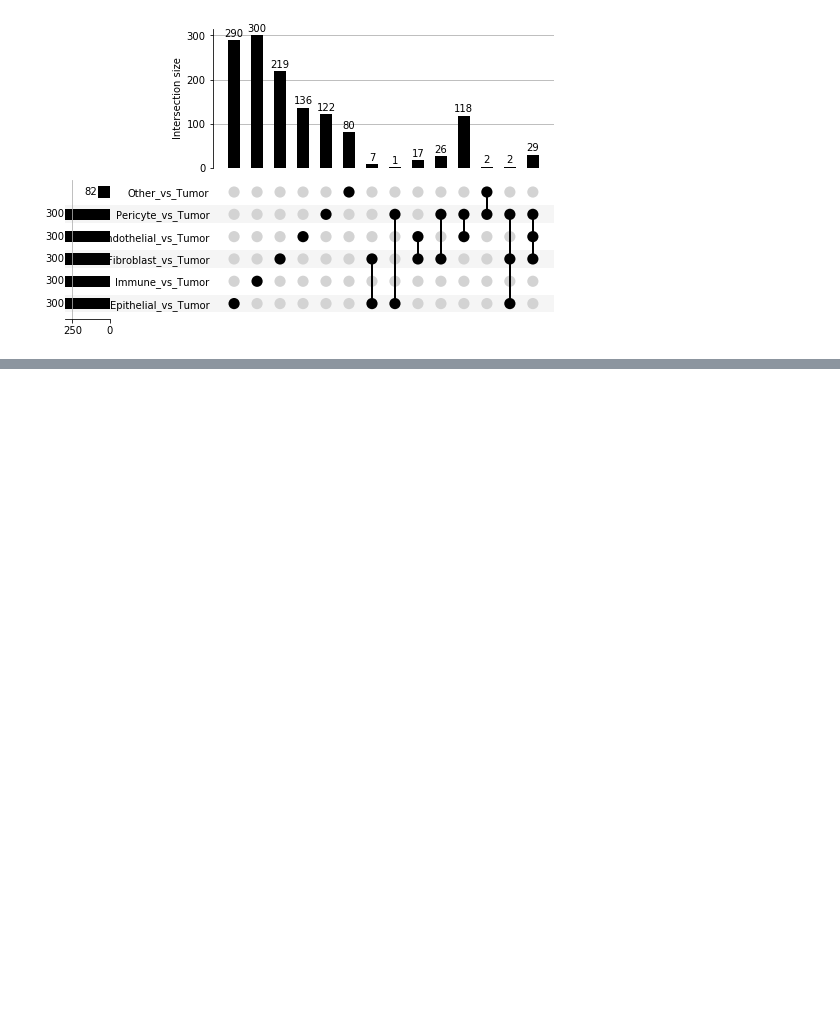
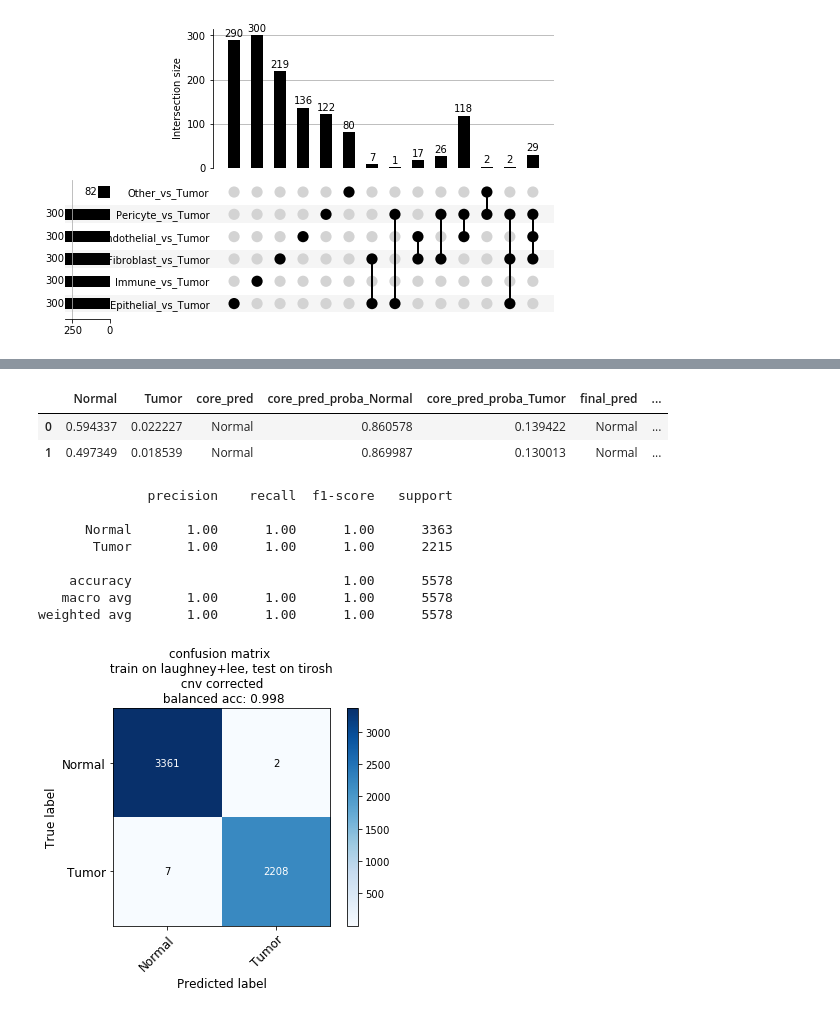
Before and after one commit to BIMSBbioinfo/ikarus, a Jupyter notebook: tutorial.ipynb, the cells around one changed output, grey strips where cells are left out. Drawn from its saved outputs; the diff is of its cells as text; code cells hidden in the pictures; blank space fills up the shorter version.

Commit message:
add section on cnv correction to tutorial

```diff
--- a/tutorial.ipynb
+++ b/tutorial.ipynb
@@ -404,0 +441,31 @@ gene_list.save_gmt([tumor_genes, normal_genes], ["Tumor", "Normal"], out_dir="ou
+# %%
+path = Path("out_tutorial/tirosh")
+results = pd.read_csv(path / "prediction.csv", index_col=0)
+adata = anndata.read_h5ad(path / "adata_umap.h5ad")
+# %%
+results.head(2)
+# %% [output]
+|  | Normal | Tumor | core_pred | core_pred_proba_Normal | core_pred_proba_Tumor | final_pred | ... |
+| 0 | 0.594337 | 0.022227 | Normal | 0.860578 | 0.139422 | Normal | ... |
+| 1 | 0.497349 | 0.018539 | Normal | 0.869987 | 0.130013 | Normal | ... |
+# %%
+y = adata.obs.loc[:, 'tier_0']
+y_pred_lr = results['final_pred_cnv_corrected']
+acc = metrics.balanced_accuracy_score(y, y_pred_lr)
+print(metrics.classification_report(y, y_pred_lr, labels=['Normal', 'Tumor']))
+_ = plot_confusion_matrix(
+    y,
+    y_pred_lr,
+    classes=['Normal', 'Tumor'],
+    title=f'confusion matrix \n train on laughney+lee, test on tirosh \n cnv corrected \n balanced acc: {acc:.3f}',
+)
+# %% [output]
+              precision    recall  f1-score   support
+
+      Normal       1.00      1.00      1.00      3363
+       Tumor       1.00      1.00      1.00      2215
+
+    accuracy                           1.00      5578
+   macro avg       1.00      1.00      1.00      5578
+weighted avg       1.00      1.00      1.00      5578
+[figure, added]
```
Also changed, not shown: parts of 8 cells of this notebook.
